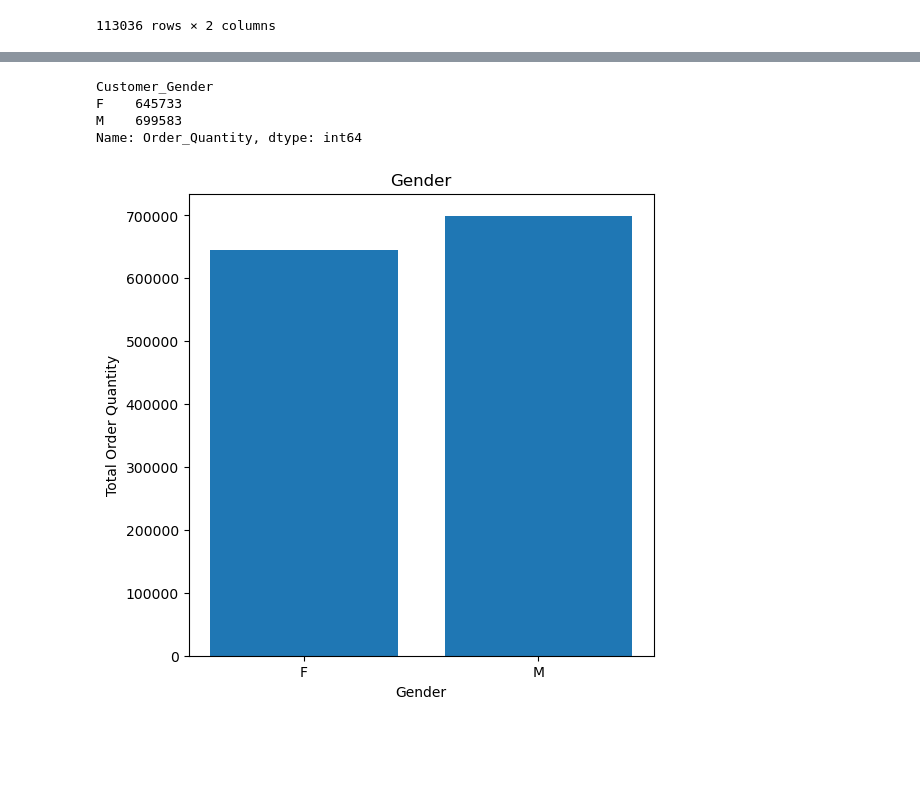
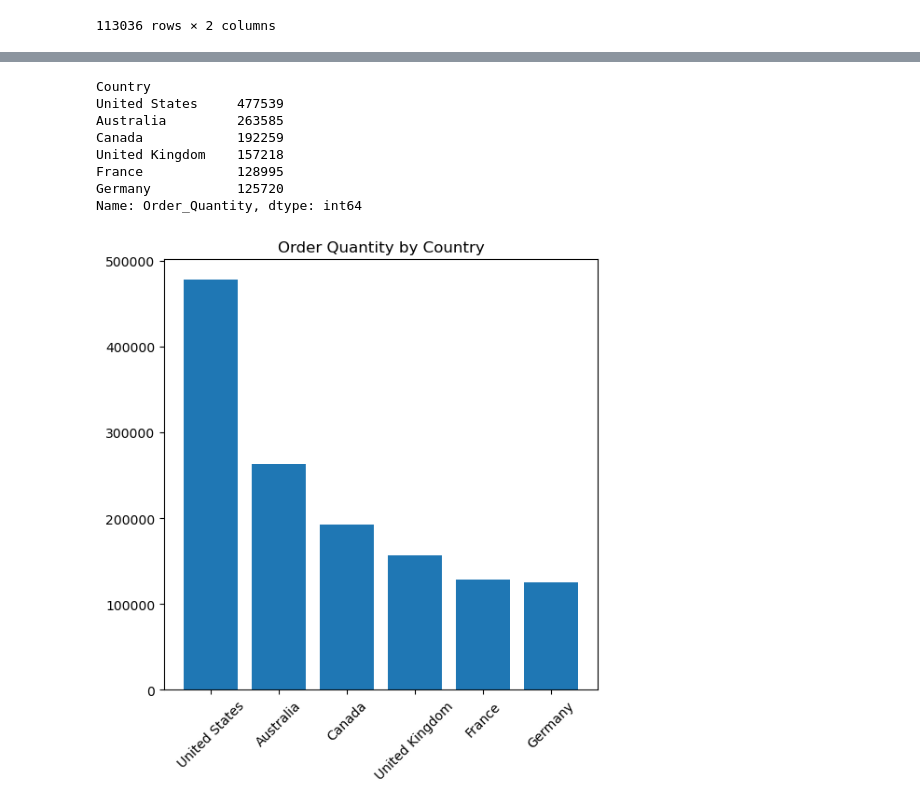
Before and after one commit to sulavg50-ux/Self_data_analysis, a Jupyter notebook: sales.ipynb, the cells around one changed output, grey strips where cells are left out. Drawn from its saved outputs; the diff is of its cells as text; code cells hidden in the pictures; blank space fills up the shorter version.

```diff
--- a/sales.ipynb
+++ b/sales.ipynb
@@ -564,18 +567,21 @@ plt.show()
 # %%
-#total order by male and female
-gender=sales.groupby("Customer_Gender")['Order_Quantity'].sum()
-gender
+#Order Quantity by Country
+s1=sales.groupby('Country')['Order_Quantity'].sum().sort_values(ascending=False)
+s1
 # %% [output]
-Customer_Gender
-F    645733
-M    699583
+Country
+United States     477539
+Australia         263585
+Canada            192259
+United Kingdom    157218
+France            128995
+Germany           125720
 Name: Order_Quantity, dtype: int64
 # %%
 plt.figure(figsize=(6,6))
-plt.bar(gender.index,gender.values)
-plt.title("Gender")
-plt.xlabel('Gender')
-plt.ylabel('Total Order Quantity')
+plt.bar(s1.index,s1.values)
+plt.title('Order Quantity by Country')
+plt.xticks(rotation=45)
 plt.show()
 # %% [output]
-[figure, old version]
+[figure, new version]
```
Also changed, not shown: parts of 11 cells of this notebook.
